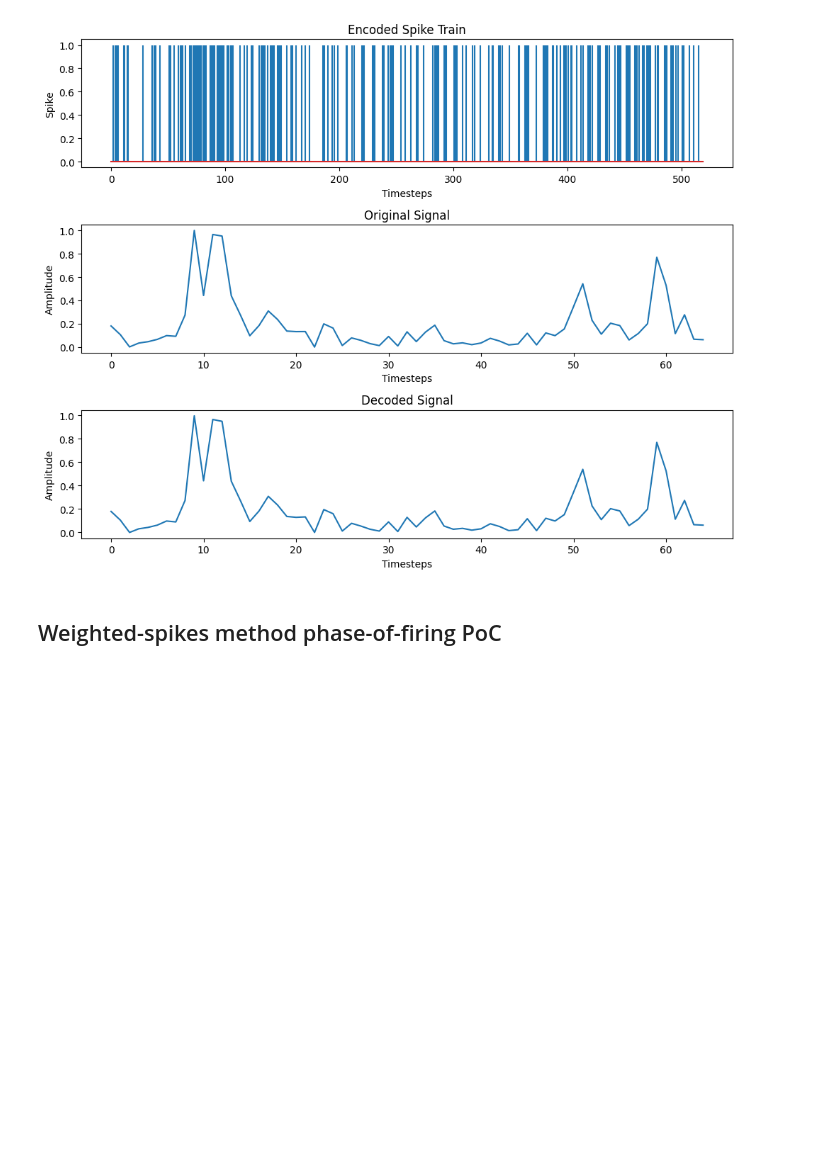
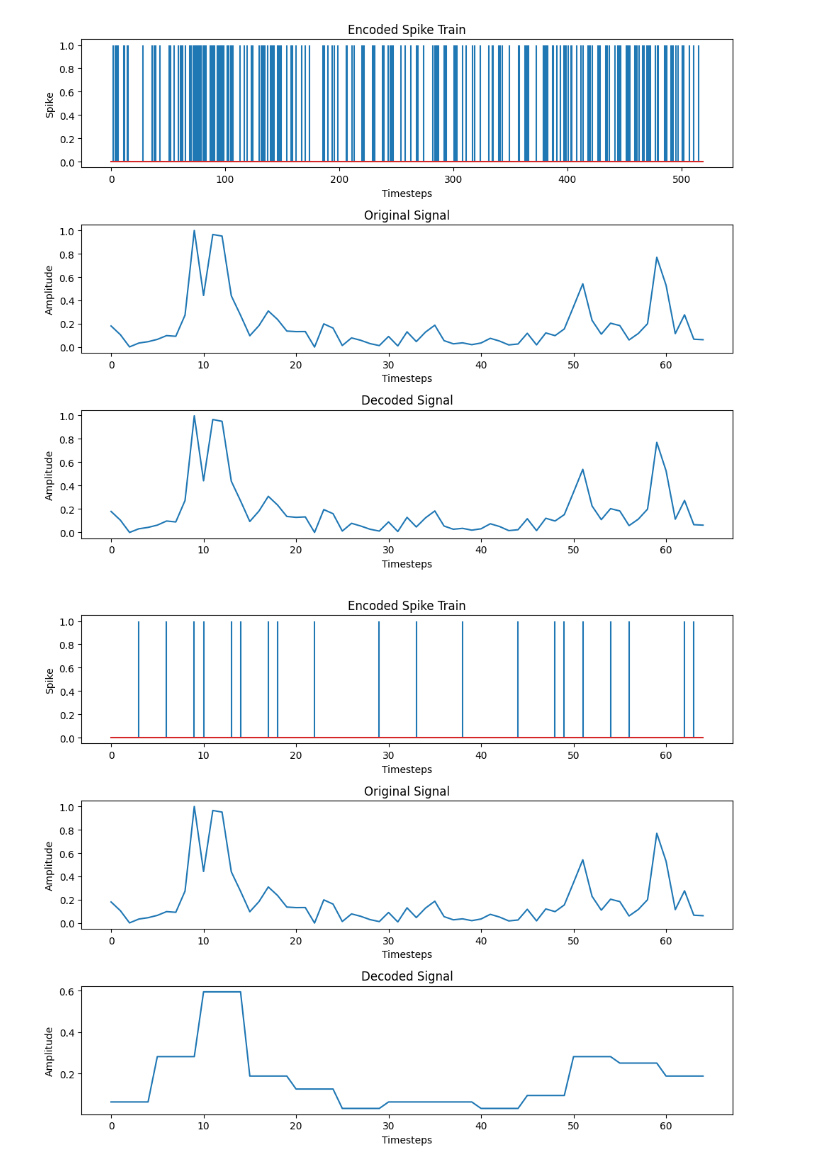
Before and after one commit to sin22766/snn-encoder-test, a Jupyter notebook: encoder-test.ipynb, the cells around one changed output. Saved outputs shown, nothing was run; the diff lists cells and outputs as text; code cells hidden in the pictures; blank space fills up the shorter version.

Commit message:
feat: add Phase Encoder non expand version

```diff
--- a/encoder-test.ipynb
+++ b/encoder-test.ipynb
@@ -130,5 +130,13 @@ decoded_data = phase_encoder.decode(encoded_data)
 plot_coding(normalized_magnitudes[0,0,0,:], encoded_data[0,0,0,:], decoded_data[0,0,0,:])
 # %% [output]
 [figure]
-# %% [markdown]
-## Weighted-spikes method phase-of-firing PoC
+# %%
+from encoder import PhaseEncoder
+
+phase_encoder = PhaseEncoder(phase_window=5)
+encoded_data = phase_encoder.encode(normalized_magnitudes)
+decoded_data = phase_encoder.decode(encoded_data)
+# %%
+plot_coding(normalized_magnitudes[0,0,0,:], encoded_data[0,0,0,:], decoded_data[0,0,0,:])
+# %% [output]
+[figure, added]
```
Also changed, not shown: 2 other files.
